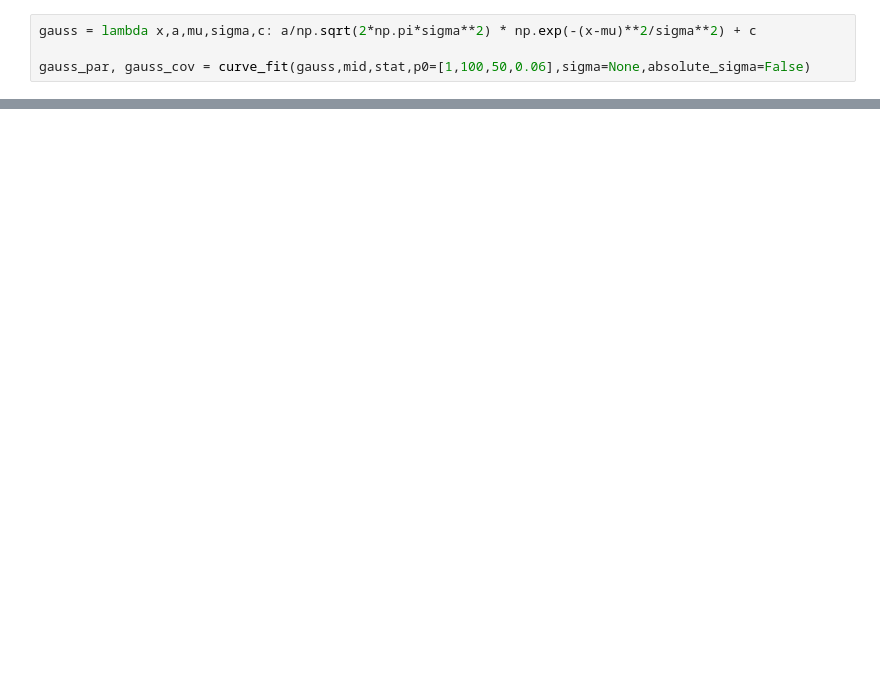
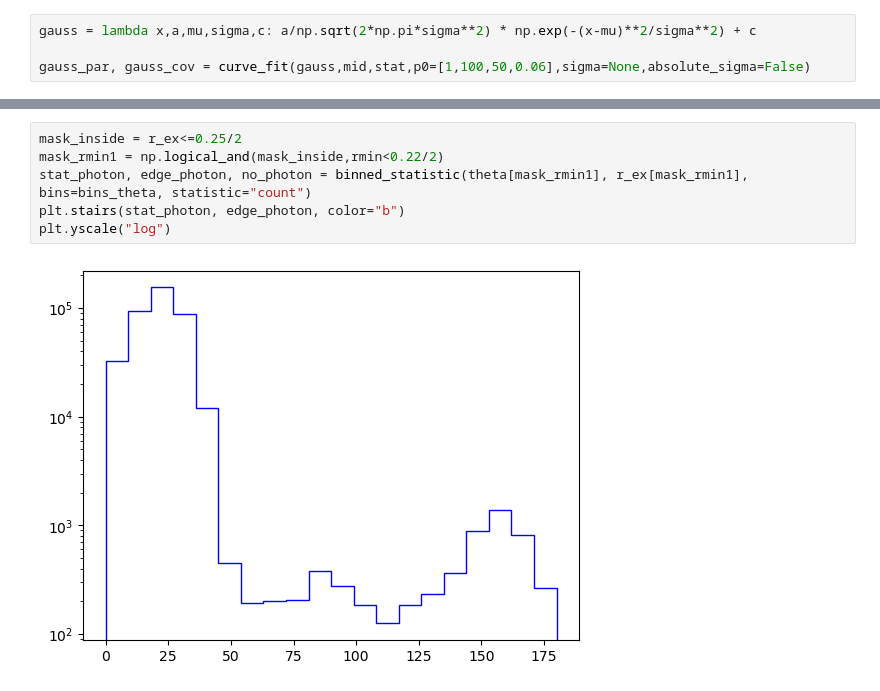
Before and after one commit to luca-dib/FP_PP, a Jupyter notebook: SciFi_report/SciFi_simulations.ipynb, the cells around one changed output, grey strips where cells are left out. Drawn from its saved outputs; the diff is of its cells as text; blank space fills up the shorter version.

```diff
--- a/SciFi_report/SciFi_simulations.ipynb
+++ b/SciFi_report/SciFi_simulations.ipynb
@@ -141,0 +136,8 @@ plt.yscale("log")
+# %%
+mask_inside = r_ex<=0.25/2
+mask_rmin1 = np.logical_and(mask_inside,rmin<0.22/2)
+stat_photon, edge_photon, no_photon = binned_statistic(theta[mask_rmin1], r_ex[mask_rmin1], bins=bins_theta, statistic="count")
+plt.stairs(stat_photon, edge_photon, color="b")
+plt.yscale("log")
+# %% [output]
+[figure, added]
```
Also changed, not shown: parts of 11 cells of this notebook.
